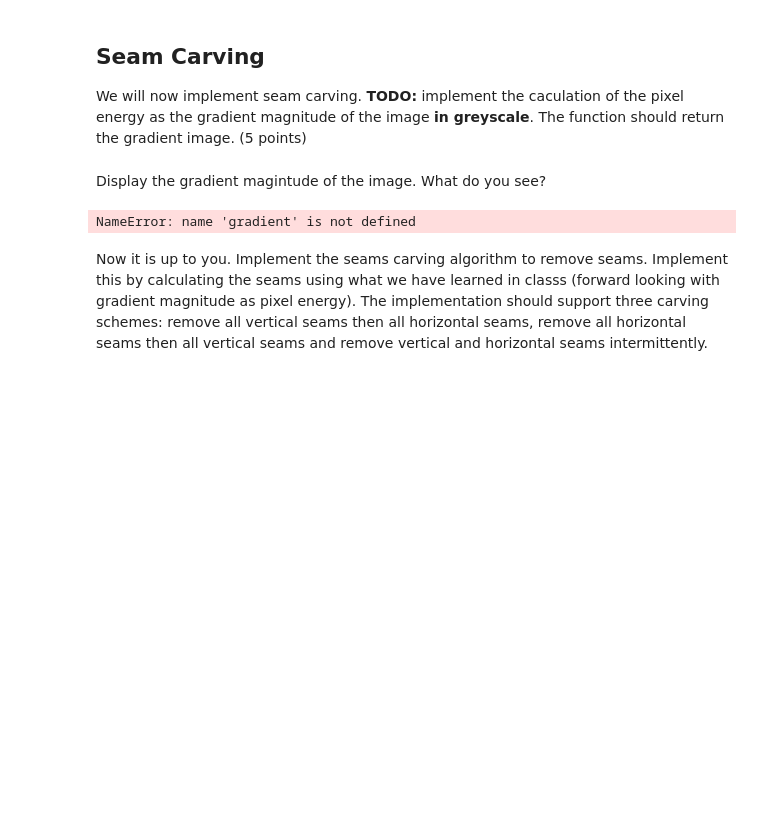
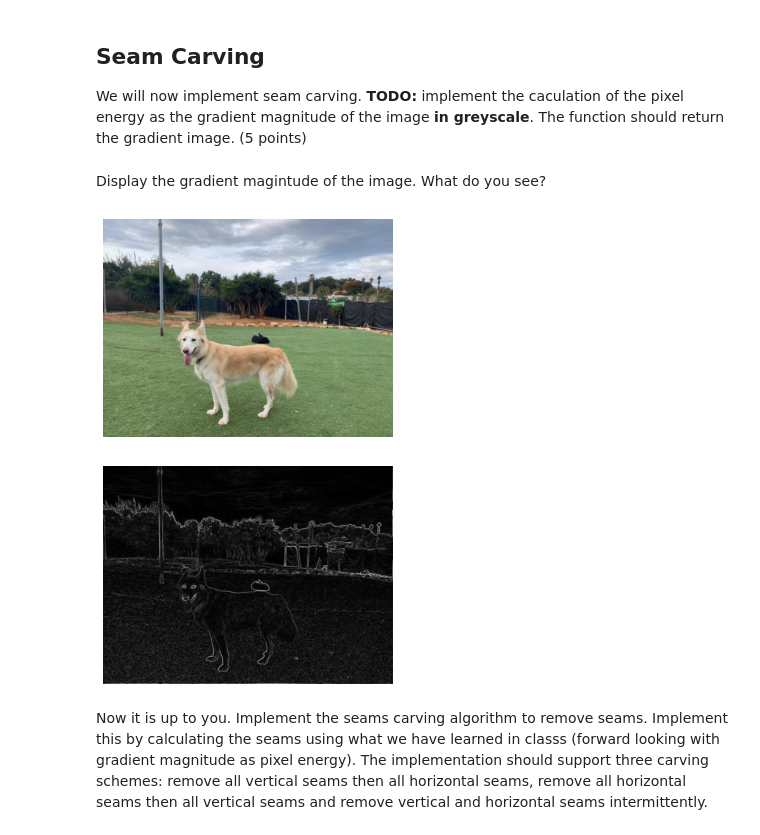
Before and after one commit to alwx174/graphics01, a Jupyter notebook: ex1/Seam Carving.ipynb, the cells around one changed output. Drawn from its saved outputs; the diff is of its cells as text; code cells hidden in the pictures; blank space fills up the shorter version.

```diff
--- a/ex1/Seam Carving.ipynb
+++ b/ex1/Seam Carving.ipynb
@@ -118,9 +119,11 @@ We will now implement seam carving. **TODO:** implement the caculation of the pi
 # %% [markdown]
 Display the gradient magintude of the image. What do you see?
 # %%
+show_image(image)
 show_image(seam_carving.gradient_magnitude(image, greyscale_wt), greyscale=True)
 # %% [output]
-NameError: name 'gradient' is not defined
+[figure, added]
+[figure, added]
 # %% [markdown]
 Now it is up to you. Implement the seams carving algorithm to remove seams. Implement this by calculating the seams using what we have learned in classs (forward looking with gradient magnitude as pixel energy). The implementation should support three carving schemes: remove all vertical seams then all horizontal seams, remove all horizontal seams then all vertical seams and remove vertical and horizontal seams intermittently.
 # %% [markdown]
```
Also changed, not shown: parts of 3 cells of this notebook, 1 other file.
